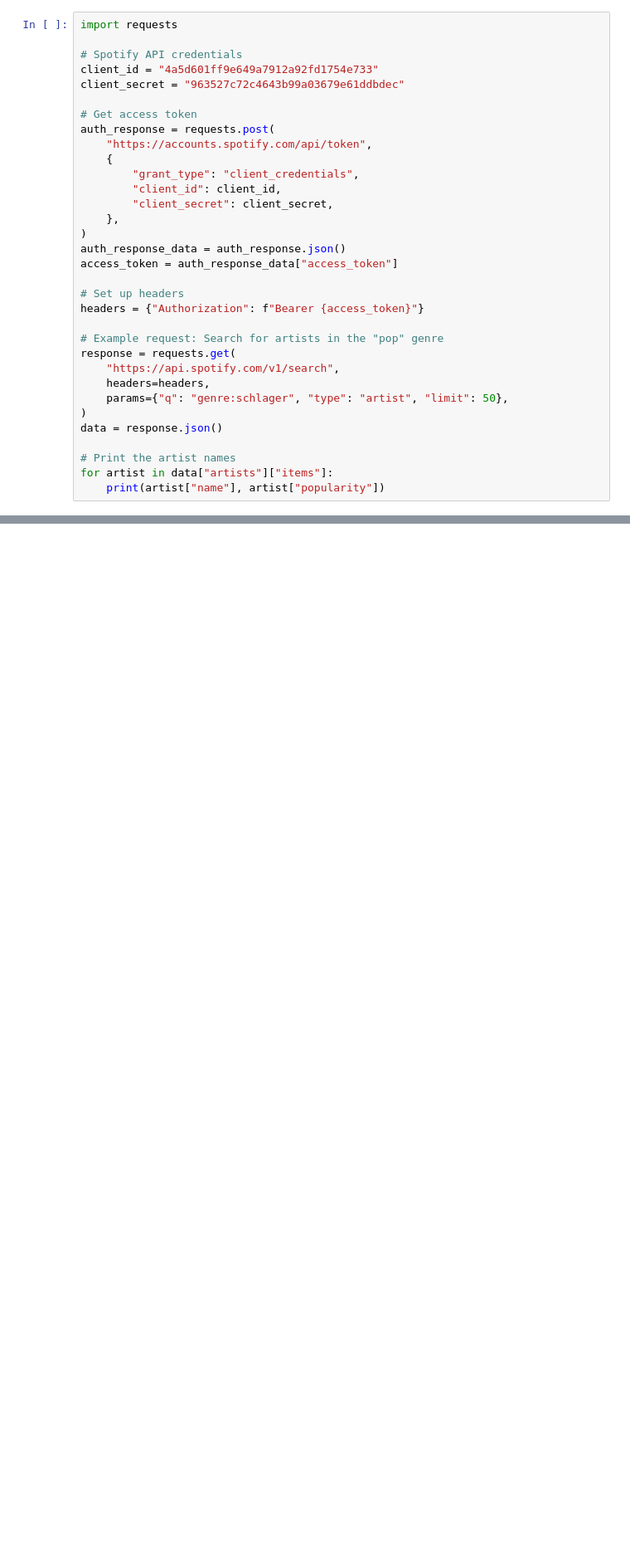
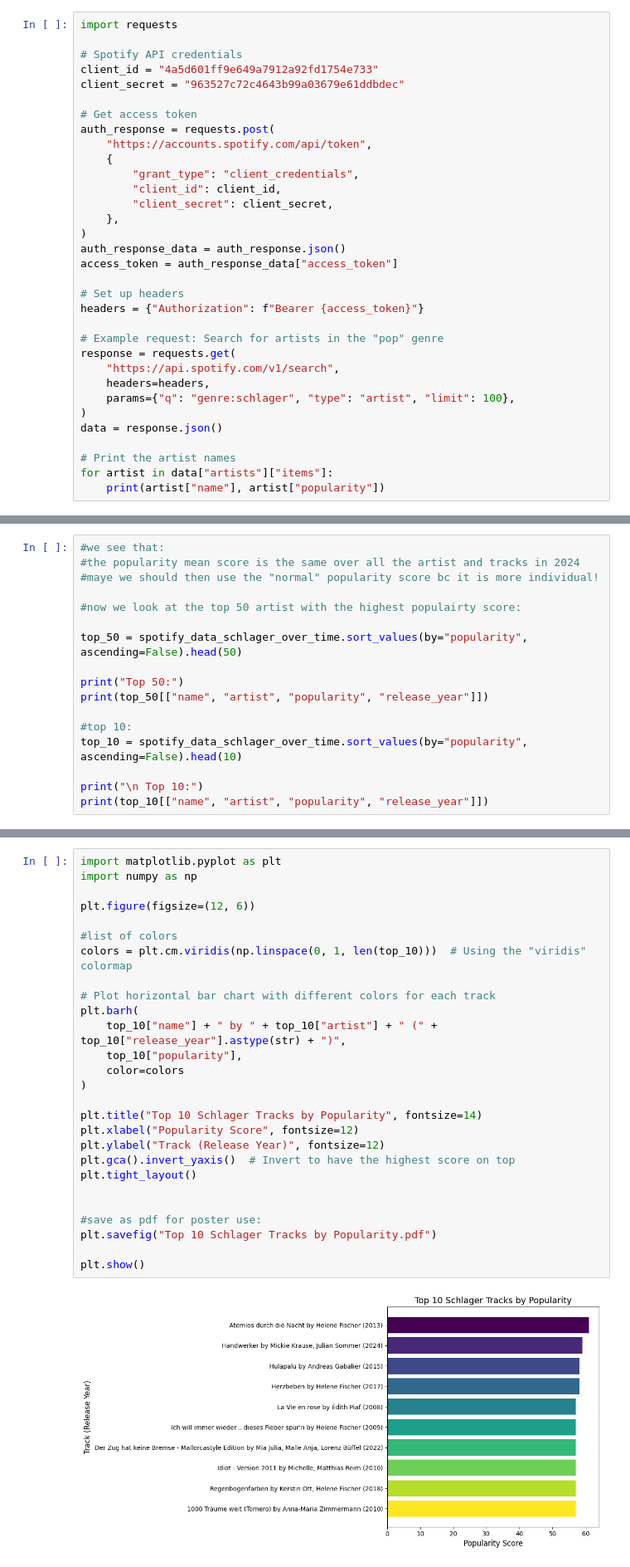
Before and after one commit to MartschiBratschi/FoundationsofCSS, a Jupyter notebook: Spotify popularity schlager.ipynb, the cells around one changed output, grey strips where cells are left out. Shown at 83% size. Saved outputs shown, nothing was run; the diff lists cells and outputs as text; blank space fills up the shorter version.

```diff
--- a/Spotify popularity schlager.ipynb
+++ b/Spotify popularity schlager.ipynb
@@ -24,7 +24,7 @@ headers = {"Authorization": f"Bearer {access_token}"}
 response = requests.get(
     "https://api.spotify.com/v1/search",
     headers=headers,
-    params={"q": "genre:schlager", "type": "artist", "limit": 50},
+    params={"q": "genre:schlager", "type": "artist", "limit": 100},
 )
 data = response.json()
 
@@ -51,0 +247,17 @@ Ibo 45
+# %%
+#we see that:
+#the popularity mean score is the same over all the artist and tracks in 2024
+#maye we should then use the "normal" popularity score bc it is more individual!
+
+#now we look at the top 50 artist with the highest populairty score:
+
+top_50 = spotify_data_schlager_over_time.sort_values(by="popularity", ascending=False).head(50)
+
+print("Top 50:")
+print(top_50[["name", "artist", "popularity", "release_year"]])
+
+#top 10:
+top_10 = spotify_data_schlager_over_time.sort_values(by="popularity", ascending=False).head(10)
+
+print("\n Top 10:")
+print(top_10[["name", "artist", "popularity", "release_year"]])
@@ -51,0 +282,29 @@ Ibo 45
+# %%
+import matplotlib.pyplot as plt
+import numpy as np
+
+plt.figure(figsize=(12, 6))
+
+#list of colors
+colors = plt.cm.viridis(np.linspace(0, 1, len(top_10)))  # Using the "viridis" colormap
+
+# Plot horizontal bar chart with different colors for each track
+plt.barh(
+    top_10["name"] + " by " + top_10["artist"] + " (" + top_10["release_year"].astype(str) + ")",
+    top_10["popularity"],
+    color=colors
+)
+
+plt.title("Top 10 Schlager Tracks by Popularity", fontsize=14)
+plt.xlabel("Popularity Score", fontsize=12)
+plt.ylabel("Track (Release Year)", fontsize=12)
+plt.gca().invert_yaxis()  # Invert to have the highest score on top
+plt.tight_layout()
+
+
+#save as pdf for poster use:
+plt.savefig("Top 10 Schlager Tracks by Popularity.pdf")
+
+plt.show()
+# %% [output]
+[figure, added]
```
Also changed, not shown: parts of 24 cells of this notebook.
